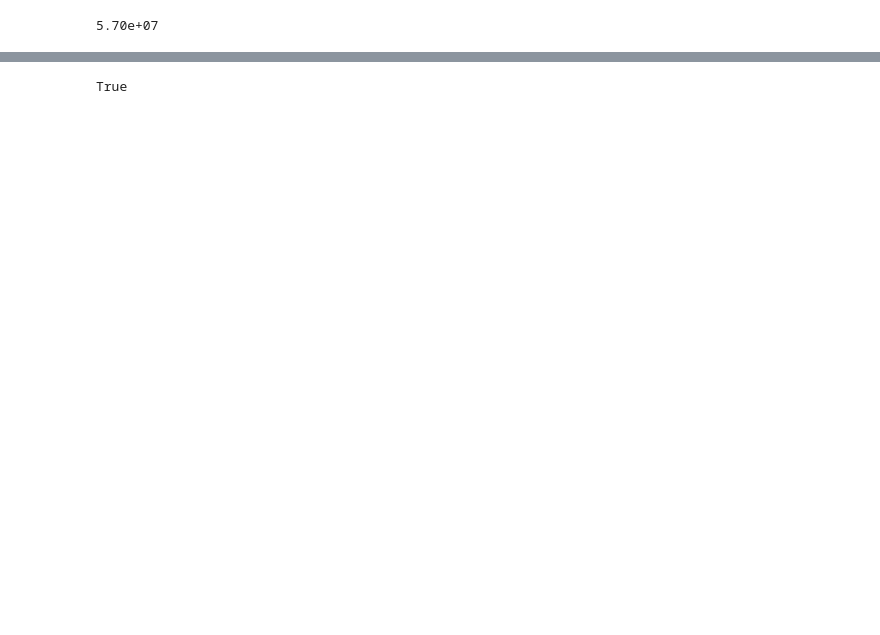
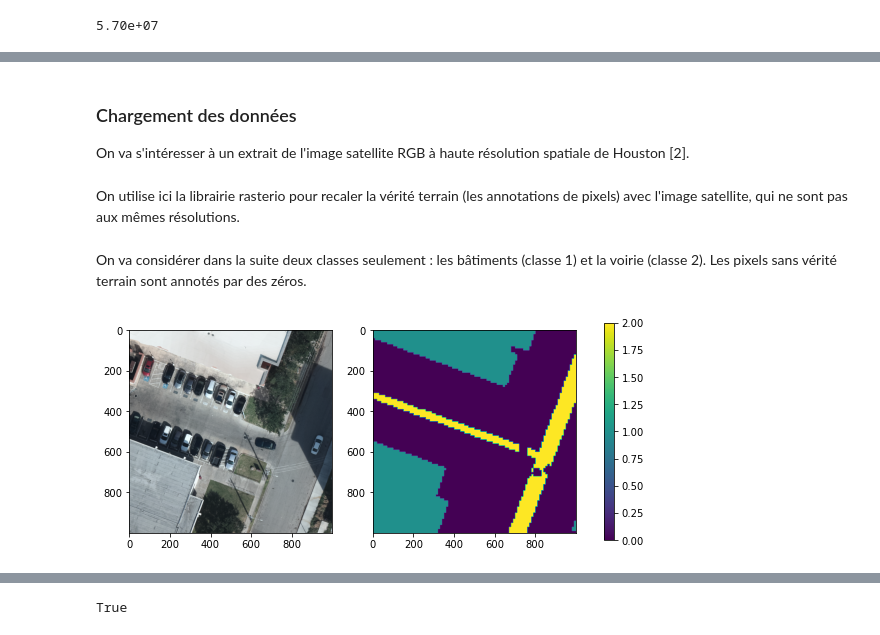
Before and after one commit to Romain3Ch216/formation_pytorch_omp, a Jupyter notebook: partie_1.ipynb, the cells around one changed output, grey strips where cells are left out. Drawn from its saved outputs; the diff is of its cells as text; code cells hidden in the pictures; blank space fills up the shorter version.

```diff
--- a/partie_1.ipynb
+++ b/partie_1.ipynb
@@ -197,0 +225,11 @@ torch.nn.parameter.Parameter
+# %%
+fig, ax = plt.subplots(8,8, figsize=(10,10))
+k = 0
+for i in range(8):
+    for j in range(8):
+        # A compléter
+        ax[i,j].imshow(....cpu(), cmap='gray')
+        ax[i,j].set_xticks([])
+        ax[i,j].set_yticks([])
+        k += 1
+plt.show()
@@ -197,0 +238,4 @@ torch.nn.parameter.Parameter
+# %% [markdown]
+### Chargement des données
+
+On va s'intéresser à un extrait de l'image satellite RGB à haute résolution spatiale de Houston [2].
@@ -197,0 +247,32 @@ torch.nn.parameter.Parameter
+# %% [markdown]
+On utilise ici la librairie rasterio pour recaler la vérité terrain (les annotations de pixels) avec l'image satellite, qui ne sont pas aux mêmes résolutions.
+# %%
+with rasterio.open('../data/UH_NAD83_272056_3289689.tif') as img:
+    window = Window(0, 0, 1000, 1000)
+    data = img.read(window=window)
+
+with rasterio.open('../data/2018_IEEE_GRSS_DFC_GT_TR.tif') as gt_:
+    gt = np.zeros(img.shape, dtype=np.uint8)
+    reproject(
+        source=gt_.read(1),
+        destination=gt,
+        src_transform=gt_.transform,
+        src_crs=gt_.crs,
+        dst_transform=img.transform,
+        dst_crs=img.crs,
+        resampling=Resampling.nearest)
+
+img = data.transpose(1, 2, 0)
+gt = gt[:1000, :1000]
+for i, class_id in enumerate(np.unique(gt)):
+    gt[class_id == gt] = i
+# %% [markdown]
+On va considérer dans la suite deux classes seulement : les bâtiments (classe 1) et la voirie (classe 2). Les pixels sans vérité terrain sont annotés par des zéros.
+# %%
+fig, ax = plt.subplots(1, 2, figsize=(10,10))
+ax[0].imshow(img)
+ax1 = ax[1].imshow(gt)
+fig.colorbar(ax1, ax=ax, shrink=0.4)
+plt.show()
+# %% [output]
+[figure, added]
```
Also changed, not shown: parts of 64 cells of this notebook, 2 other files.
